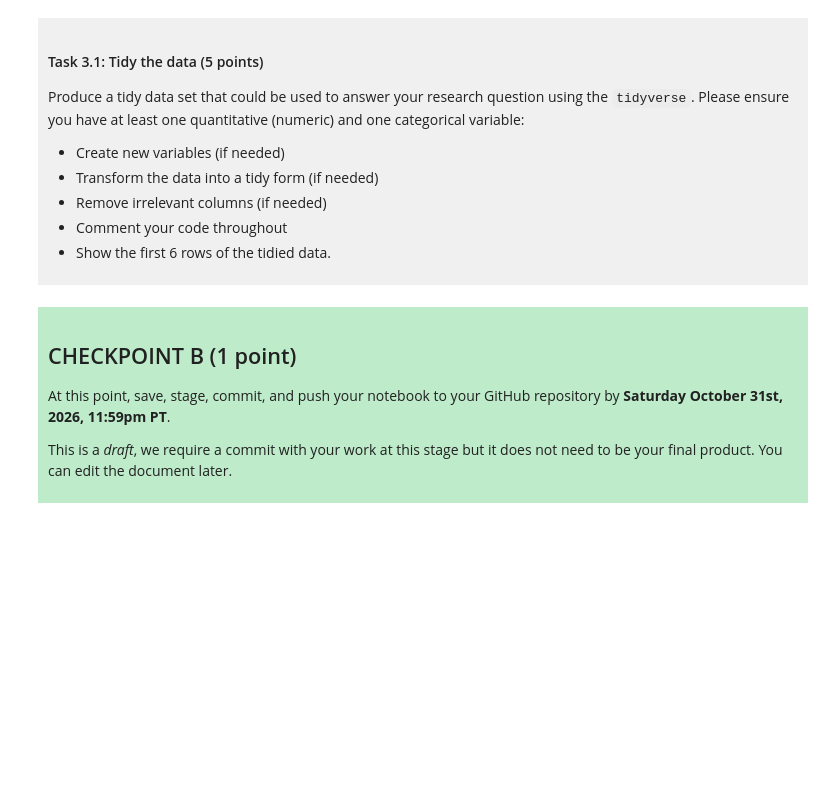
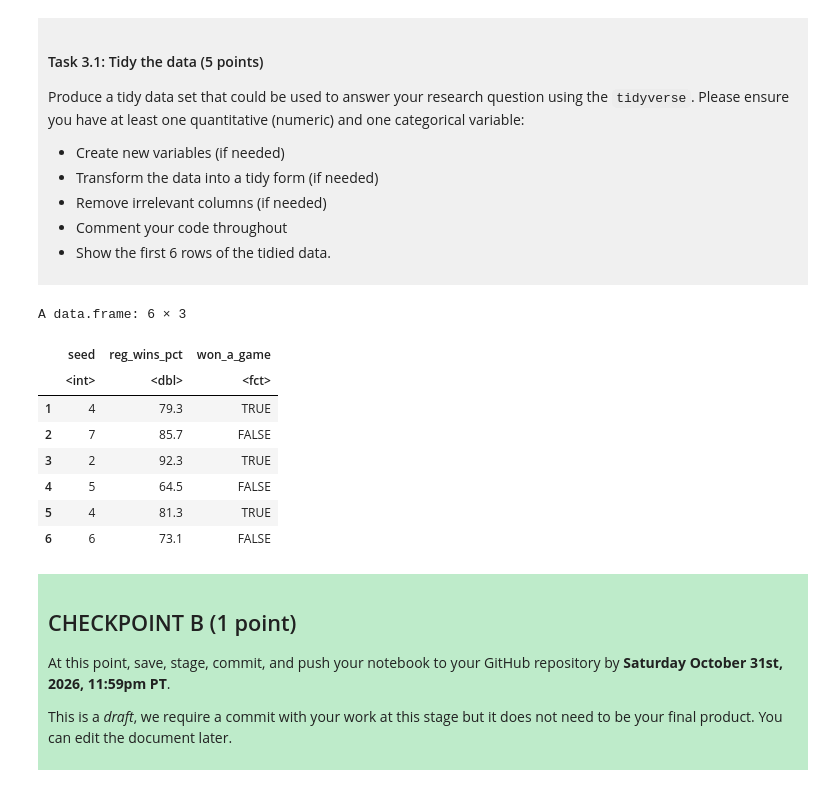
Before and after one commit to Fan-Eric/dsci-100-project-eric-fan, a Jupyter notebook: dsci-100-project-notebook.ipynb, the cells around one changed output. Cells and saved outputs as stored; diff of their text form; code cells hidden in the pictures; blank space fills up the shorter version.

```diff
--- a/dsci-100-project-notebook.ipynb
+++ b/dsci-100-project-notebook.ipynb
@@ -189,7 +205,24 @@ Produce a tidy data set that could be used to answer your research question usin
 
 </div>
 # %%
-### EDIT THIS CODE CELL ###
+library(tidyverse) #data already tidy, no pivoting or separating is needed
+
+tidy_march_madness <- womens_march_madness |>
+  mutate(won_a_game = as_factor(tourney_wins >= 1)) |> # Create a new categorical variable:
+  select(seed, reg_wins_pct, won_a_game)# Remove irrelevant columns: keep only seed, reg_wins_pct, and won_a_game
+
+# Show the first 6 rows of the tidied data
+head(tidy_march_madness)
+# %% [output]
+A data.frame: 6 × 3
+|  | seed | reg_wins_pct | won_a_game |
+|  | <int> | <dbl> | <fct> |
+| 1 | 4 | 79.3 | TRUE |
+| 2 | 7 | 85.7 | FALSE |
+| 3 | 2 | 92.3 | TRUE |
+| 4 | 5 | 64.5 | FALSE |
+| 5 | 4 | 81.3 | TRUE |
+| 6 | 6 | 73.1 | FALSE |
 # %% [markdown]
 <div style="background-color: #beebca; padding: 10px;">
 
```
Also changed, not shown: parts of 3 cells of this notebook.
